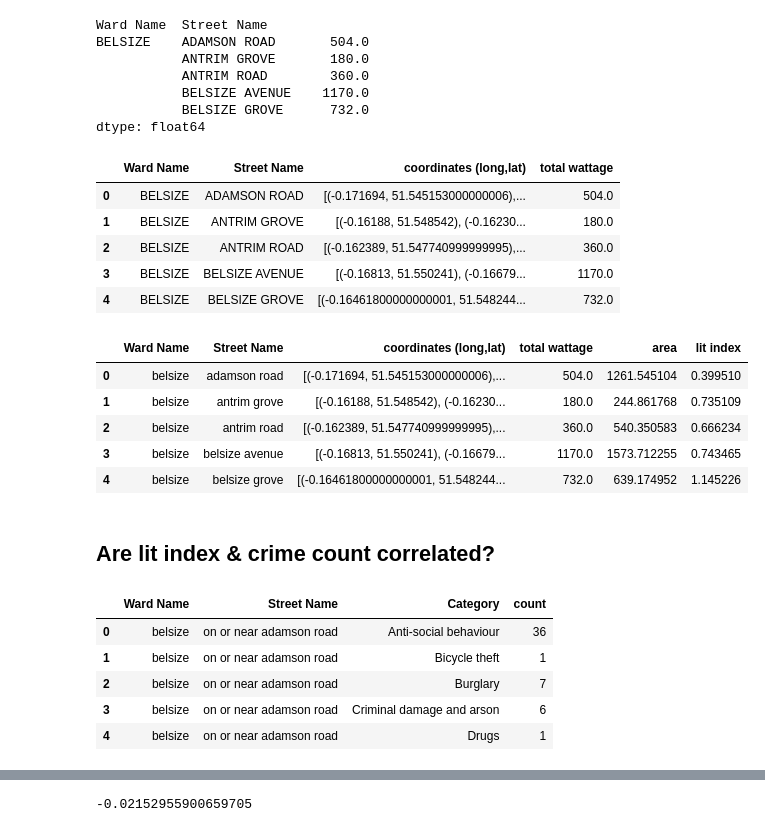
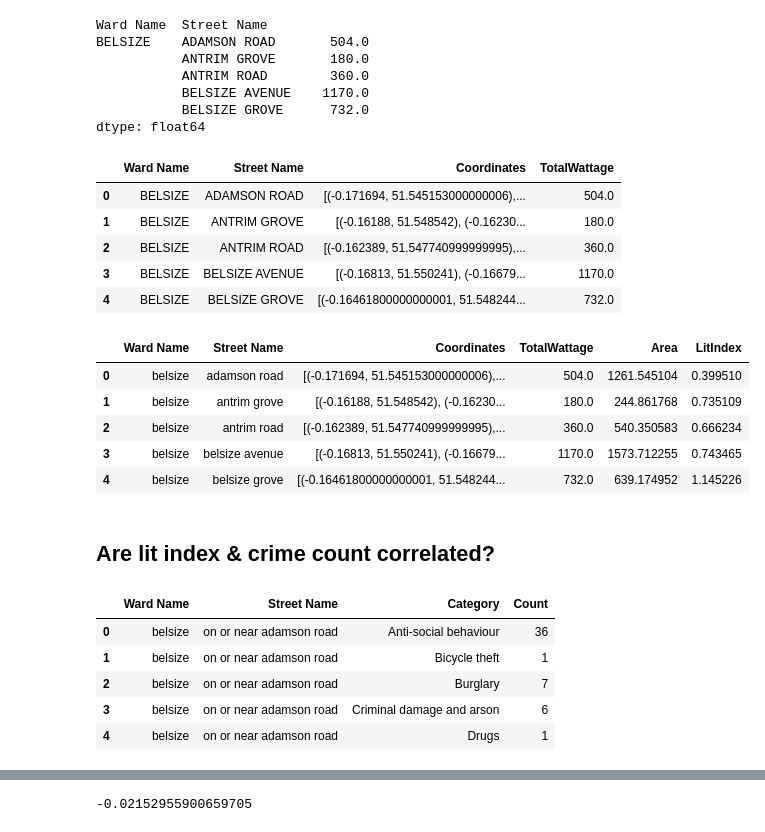
Before and after one commit to MisaOgura/light-my-way, a Jupyter notebook: camden_street_light_crime_correlation_analysis.ipynb, the cells around one changed output, grey strips where cells are left out. Saved outputs shown, nothing was run; the diff lists cells and outputs as text; code cells hidden in the pictures.

```diff
--- a/camden_street_light_crime_correlation_analysis.ipynb
+++ b/camden_street_light_crime_correlation_analysis.ipynb
@@ -88,12 +122,12 @@ dtype: float64
 # Add total_wattage column to the summary dataframe
 
 summary_df = (pd
-              .concat([coords_sr.rename('coordinates (long,lat)'), wattage_sr.rename('total wattage')], axis=1)
+              .concat([coords_sr.rename('Coordinates'), wattage_sr.rename('TotalWattage')], axis=1)
               .reset_index())
 
 summary_df.head()
 # %% [output]
-|  | Ward Name | Street Name | coordinates (long,lat) | total wattage |
+|  | Ward Name | Street Name | Coordinates | TotalWattage |
 | 0 | BELSIZE | ADAMSON ROAD | [(-0.171694, 51.545153000000006),... | 504.0 |
 | 1 | BELSIZE | ANTRIM GROVE | [(-0.16188, 51.548542), (-0.16230... | 180.0 |
 | 2 | BELSIZE | ANTRIM ROAD | [(-0.162389, 51.547740999999995),... | 360.0 |
@@ -123,16 +157,16 @@ def calculate_area(coords):
 # %%
 # Summary df with area & lit index (total_wattage / area)
 
-summary_df['area'] = summary_df['coordinates (long,lat)'].apply(calculate_area)
+summary_df['Area'] = summary_df['Coordinates'].apply(calculate_area)
 
-summary_df['lit index'] = summary_df['total wattage'] / summary_df['area']
+summary_df['LitIndex'] = summary_df['TotalWattage'] / summary_df['Area']
 
 summary_df['Ward Name'] = summary_df['Ward Name'].str.lower()
 summary_df['Street Name'] = summary_df['Street Name'].str.lower()
 
 summary_df.head()
 # %% [output]
-|  | Ward Name | Street Name | coordinates (long,lat) | total wattage | area | lit index |
+|  | Ward Name | Street Name | Coordinates | TotalWattage | Area | LitIndex |
 | 0 | belsize | adamson road | [(-0.171694, 51.545153000000006),... | 504.0 | 1261.545104 | 0.399510 |
 | 1 | belsize | antrim grove | [(-0.16188, 51.548542), (-0.16230... | 180.0 | 244.861768 | 0.735109 |
 | 2 | belsize | antrim road | [(-0.162389, 51.547740999999995),... | 360.0 | 540.350583 | 0.666234 |
@@ -146,14 +180,14 @@ summary_df.head()
 crime_count_df = (crime_df
                   .groupby(['Ward Name', 'Street Name', 'Category'])
                   .size()
-                  .reset_index(name='count'))
+                  .reset_index(name='Count'))
 
 crime_count_df['Ward Name'] = crime_count_df['Ward Name'].str.lower()
 crime_count_df['Street Name'] = crime_count_df['Street Name'].str.lower()
 
 crime_count_df.head()
 # %% [output]
-|  | Ward Name | Street Name | Category | count |
+|  | Ward Name | Street Name | Category | Count |
 | 0 | belsize | on or near adamson road | Anti-social behaviour | 36 |
 | 1 | belsize | on or near adamson road | Bicycle theft | 1 |
 | 2 | belsize | on or near adamson road | Burglary | 7 |
```
Also changed, not shown: parts of 9 cells of this notebook.
